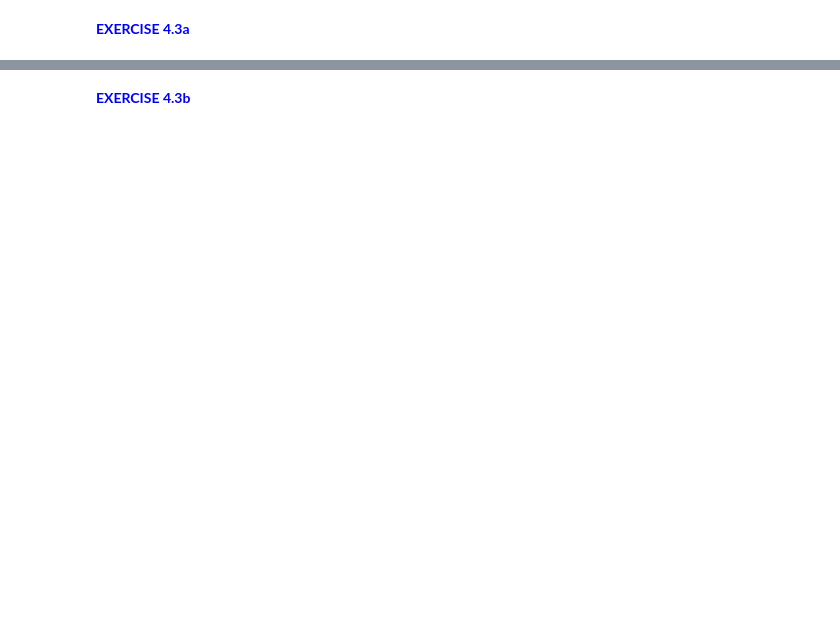
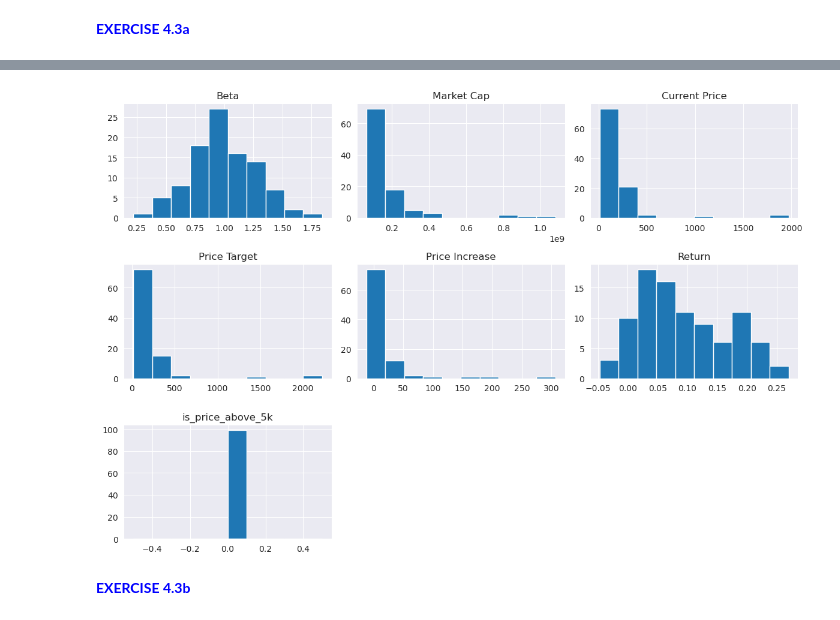
Before and after one commit to Brice-Dev-Lab/PyFi_Coursework, a Jupyter notebook: machine_learning/module_01/notebooks/ML 01. Jupyter Notebook.ipynb, the cells around one changed output, grey strips where cells are left out. Drawn from its saved outputs; the diff is of its cells as text; code cells hidden in the pictures; blank space fills up the shorter version.

```diff
--- a/machine_learning/module_01/notebooks/ML 01. Jupyter Notebook.ipynb
+++ b/machine_learning/module_01/notebooks/ML 01. Jupyter Notebook.ipynb
@@ -169,2 +231,9 @@ plt.show()
+# %%
+stock_data_wout_sans_brk = stock_data[stock_data['Current Price'] < 300000]
+stock_data_wout_sans_brk.hist(figsize=(12,8))
+plt.tight_layout()
+plt.show()
+# %% [output]
+[figure, added]
 # %% [markdown]
 <font color = 'blue'> **EXERCISE 4.3b** </font>
```
Also changed, not shown: parts of 11 cells of this notebook, 1 other file.
